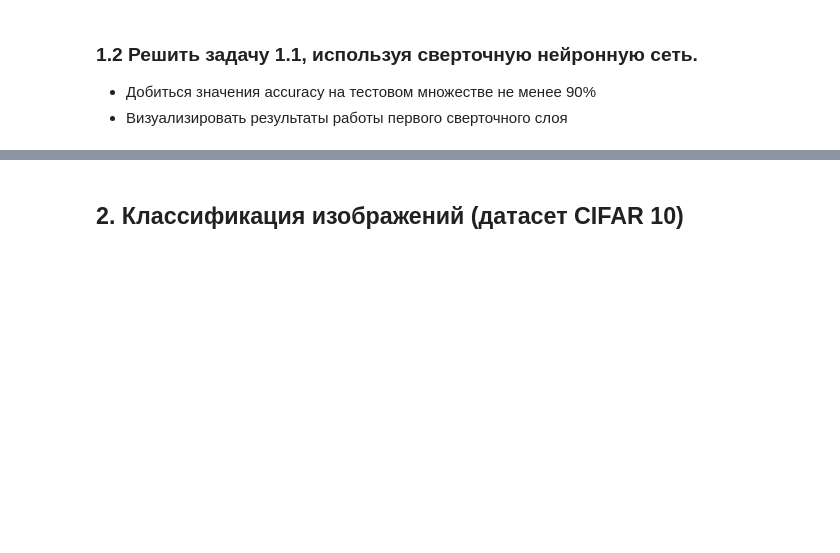
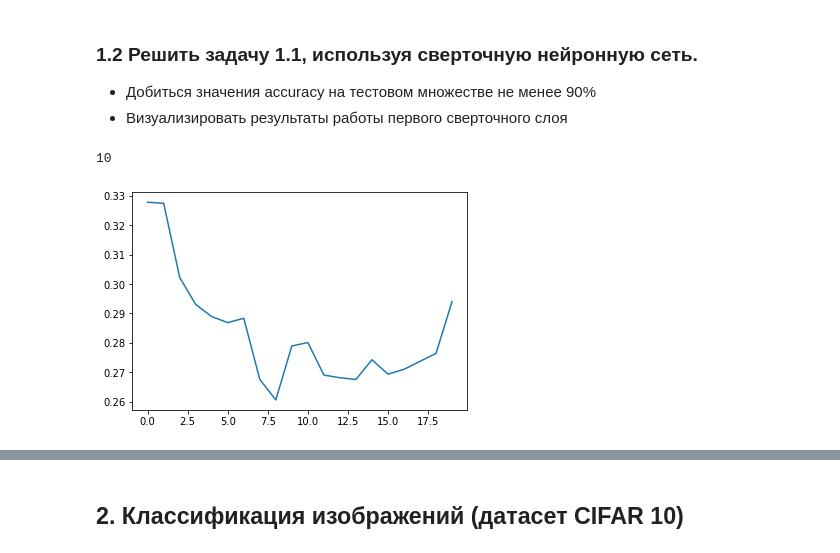
Before and after one commit to AndreevDaniil2002/ML_2, a Jupyter notebook: blank_04_cnn.ipynb, the cells around one changed output, grey strips where cells are left out. Drawn from its saved outputs; the diff is of its cells as text; code cells hidden in the pictures; blank space fills up the shorter version.

```diff
--- a/blank_04_cnn.ipynb
+++ b/blank_04_cnn.ipynb
@@ -28,3 +144,15 @@ import torch.nn.functional as F
 ### 1.2 Решить задачу 1.1, используя сверточную нейронную сеть.
 * Добиться значения accuracy на тестовом множестве не менее 90%
 * Визуализировать результаты работы первого сверточного слоя
+# %%
+X_train = MNIST_train.data.float()
+y_train = MNIST_train.targets
+X_test = MNIST_test.data.float()
+y_test = MNIST_test.targets
+
+X_train = X_train.unsqueeze(1).float()
+X_test = X_test.unsqueeze(1).float()
+# %%
+len(MNIST_train.classes)
+# %% [output]
+10
@@ -30,0 +203,39 @@ import torch.nn.functional as F
+# %%
+loss = torch.nn.CrossEntropyLoss()
+optimizer = torch.optim.Adam(mnist_conv.parameters(), lr=1.0e-3)
+# %%
+batch_size = 100
+
+test_accuracy_history = []
+test_loss_history = []
+
+for epoch in range(20):
+    order = np.random.permutation(len(X_train))
+
+    for start_index in range(0, len(X_train), batch_size):
+        optimizer.zero_grad()
+
+        batch_indexes = order[start_index:start_index+batch_size]
+
+        X_batch = X_train[batch_indexes]
+        y_batch = y_train[batch_indexes]
+
+        preds = mnist_conv.forward(X_batch)
+
+        loss_value = loss(preds, y_batch)
+        loss_value.backward()
+
+        optimizer.step()
+
+    test_preds = mnist_conv.forward(X_test)
+    test_loss_history.append(loss(test_preds, y_test))
+
+    accuracy = (test_preds.argmax(dim=1) == y_test).float().mean()
+    test_accuracy_history.append(accuracy)
+    #print(accuracy)
+# %%
+with torch.no_grad():
+    plt.plot(test_loss_history)
+    plt.show()
+# %% [output]
+[figure, added]
```
Also changed, not shown: parts of 15 cells of this notebook.
